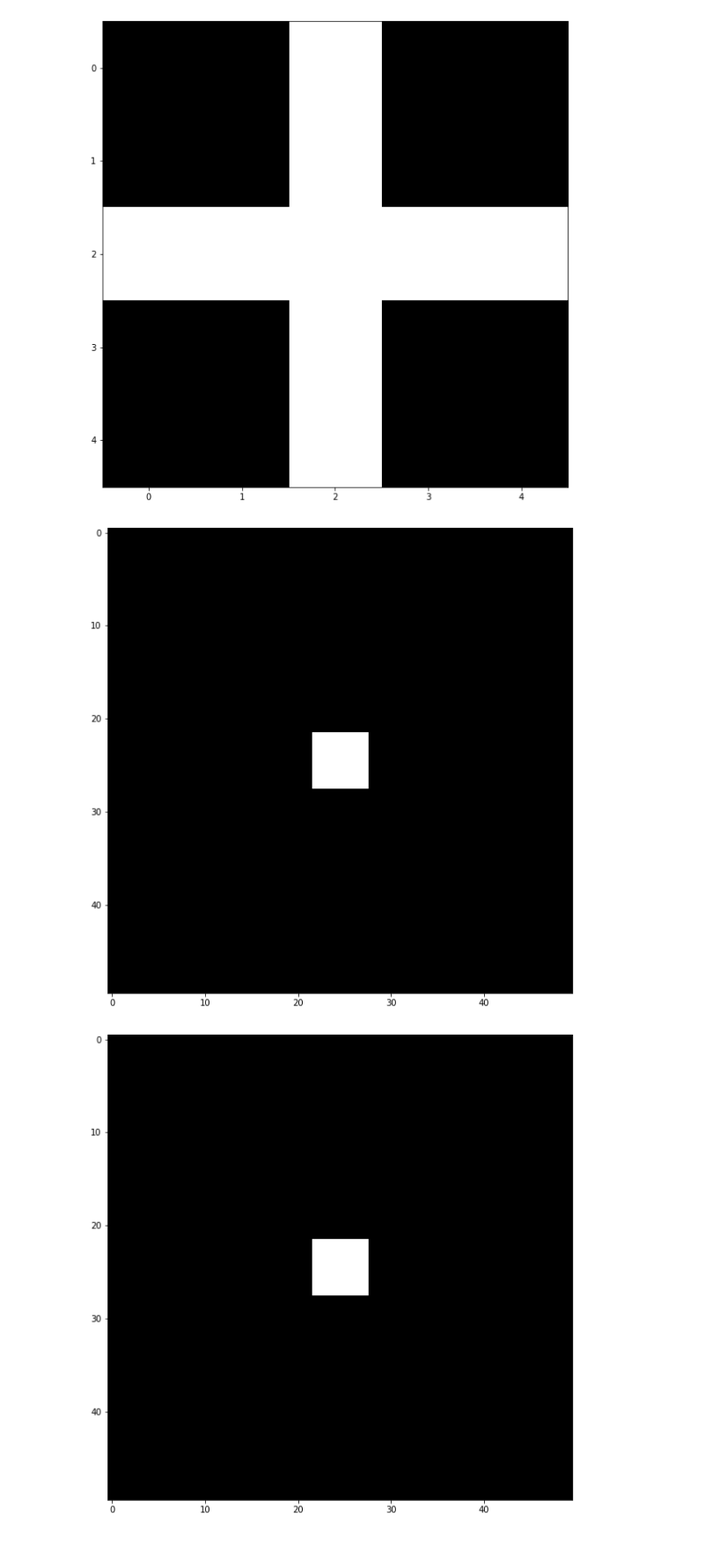
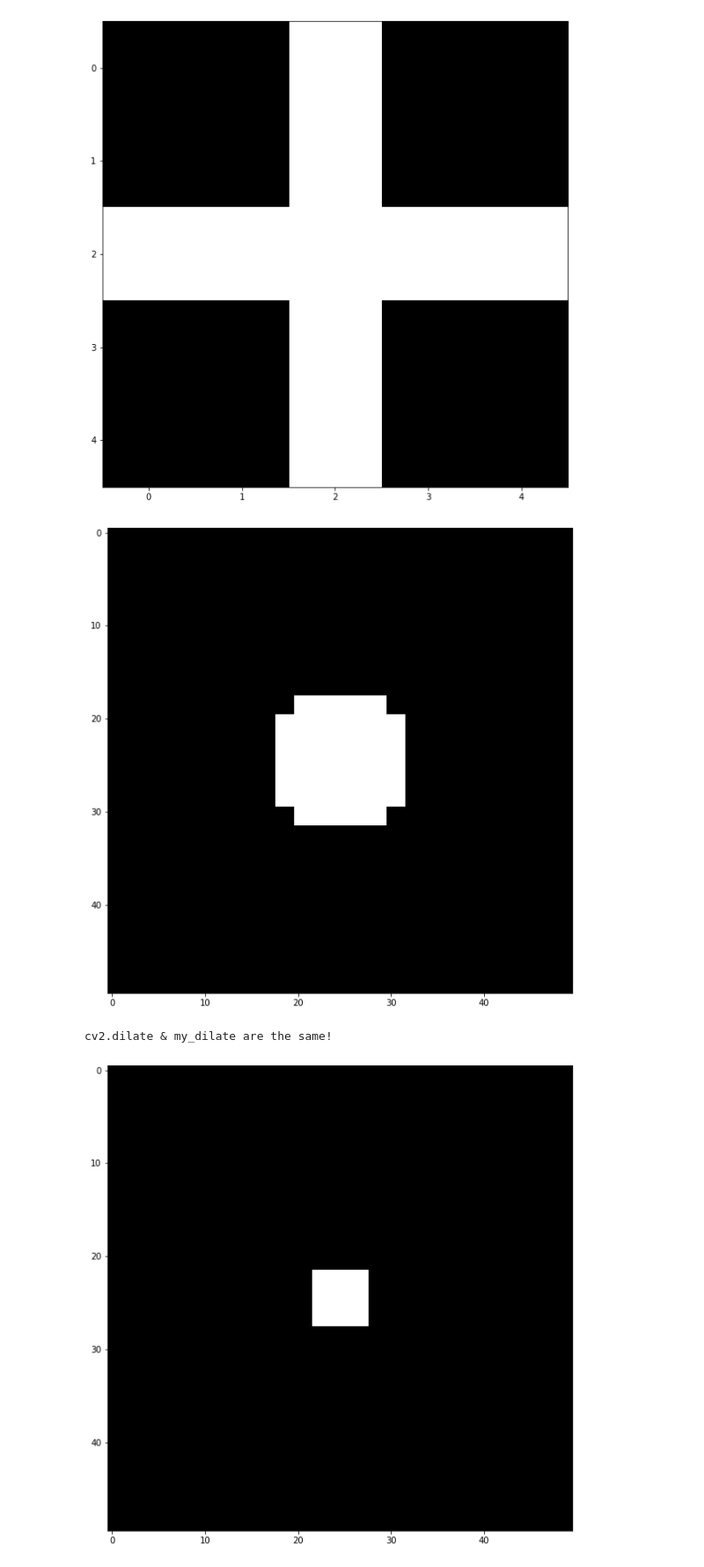
Before and after one commit to chuanqichen/AI_is_Math, a Jupyter notebook: c_02a_basic_image_processing/ex2/ex2_1.ipynb, the cells around one changed output. Shown at 88% size. Cells and saved outputs as stored; diff of their text form; code cells hidden in the pictures.

```diff
--- a/c_02a_basic_image_processing/ex2/ex2_1.ipynb
+++ b/c_02a_basic_image_processing/ex2/ex2_1.ipynb
@@ -31,25 +31,32 @@ plt.show()
 # %%
 def my_dilate(img,kernel):
     #TODO: build dilate function without cv2.dilate
     #return cv2.dilate(img, kernel)
     pad = [kernel_size//2 for kernel_size in kernel.shape ]
     img2 = img.copy()
     for h in range(pad[0], img.shape[0]-pad[0]) :
         for w in range(pad[1], img.shape[1]-pad[1]) :
-            img2[h, w] = (int) (np.sum(img[(h-pad[0]):(h+pad[0]+1), (w-pad[1]):(w+pad[1]+1)][kernel>0])/np.sum(kernel))
+            window = img[(h-pad[0]):(h+pad[0]+1), (w-pad[1]):(w+pad[1]+1)]
+            #img2[h, w] =  np.sum( np.logical_and(window, kernel) ) !=0
+            img2[h, w] =  (np.logical_and(window, kernel)==1).any()
     return img2
 
 plt.figure(figsize=figsize)
 plt.imshow(my_dilate(img,kernel),cmap="gray")
 plt.show()
 # %% [output]
-[figure, old version]
+[figure, new version]
 # %%
 # TODO: show that cv2.dilate and my_dilate are the same using absolute difference
-if
+expected_img = cv2.dilate(img, kernel)
+my_dilated_img = my_dilate(img,kernel)
+
+if np.sum(np.absolute(expected_img-my_dilated_img))==0 :
     print("cv2.dilate & my_dilate are the same!")
 else:
     print("try again...")
+# %% [output]
+cv2.dilate & my_dilate are the same!
 # %%
 def my_erode(img,kernel):
     #TODO: build erode function without cv2.erode
```
Also changed, not shown: 1 other file.
